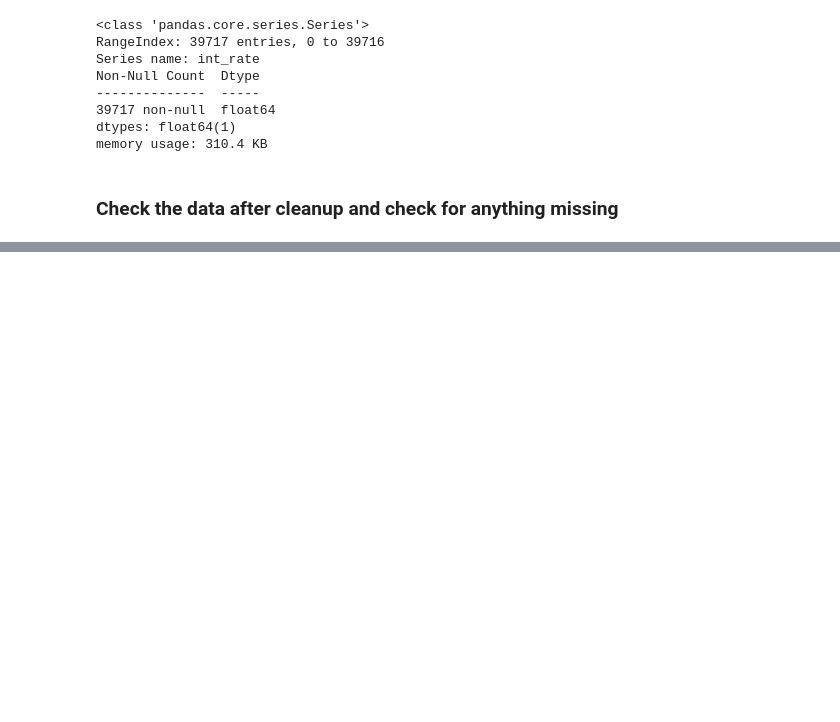
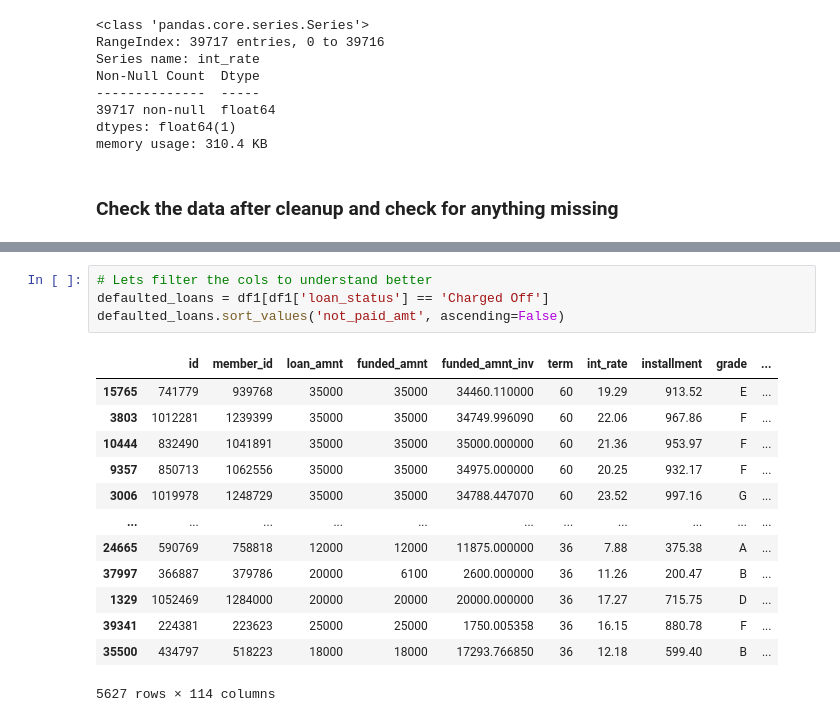
Before and after one commit to PraveenSM/LendingClubCaseStudy, a Jupyter notebook: Praveen_Mathad.ipynb, the cells around one changed output, grey strips where cells are left out. Cells and saved outputs as stored; diff of their text form; blank space fills up the shorter version.

```diff
--- a/Praveen_Mathad.ipynb
+++ b/Praveen_Mathad.ipynb
@@ -243,0 +297,18 @@ df1.head(5)
+# %%
+# Lets filter the cols to understand better
+defaulted_loans = df1[df1['loan_status'] == 'Charged Off']
+defaulted_loans.sort_values('not_paid_amt', ascending=False)
+# %% [output]
+|  | id | member_id | loan_amnt | funded_amnt | funded_amnt_inv | term | int_rate | installment | grade | ... |
+| 15765 | 741779 | 939768 | 35000 | 35000 | 34460.110000 | 60 | 19.29 | 913.52 | E | ... |
+| 3803 | 1012281 | 1239399 | 35000 | 35000 | 34749.996090 | 60 | 22.06 | 967.86 | F | ... |
+| 10444 | 832490 | 1041891 | 35000 | 35000 | 35000.000000 | 60 | 21.36 | 953.97 | F | ... |
+| 9357 | 850713 | 1062556 | 35000 | 35000 | 34975.000000 | 60 | 20.25 | 932.17 | F | ... |
+| 3006 | 1019978 | 1248729 | 35000 | 35000 | 34788.447070 | 60 | 23.52 | 997.16 | G | ... |
+| ... | ... | ... | ... | ... | ... | ... | ... | ... | ... | ... |
+| 24665 | 590769 | 758818 | 12000 | 12000 | 11875.000000 | 36 | 7.88 | 375.38 | A | ... |
+| 37997 | 366887 | 379786 | 20000 | 6100 | 2600.000000 | 36 | 11.26 | 200.47 | B | ... |
+| 1329 | 1052469 | 1284000 | 20000 | 20000 | 20000.000000 | 36 | 17.27 | 715.75 | D | ... |
+| 39341 | 224381 | 223623 | 25000 | 25000 | 1750.005358 | 36 | 16.15 | 880.78 | F | ... |
+| 35500 | 434797 | 518223 | 18000 | 18000 | 17293.766850 | 36 | 12.18 | 599.40 | B | ... |
+5627 rows × 114 columns
```
Also changed, not shown: parts of 13 cells of this notebook.
